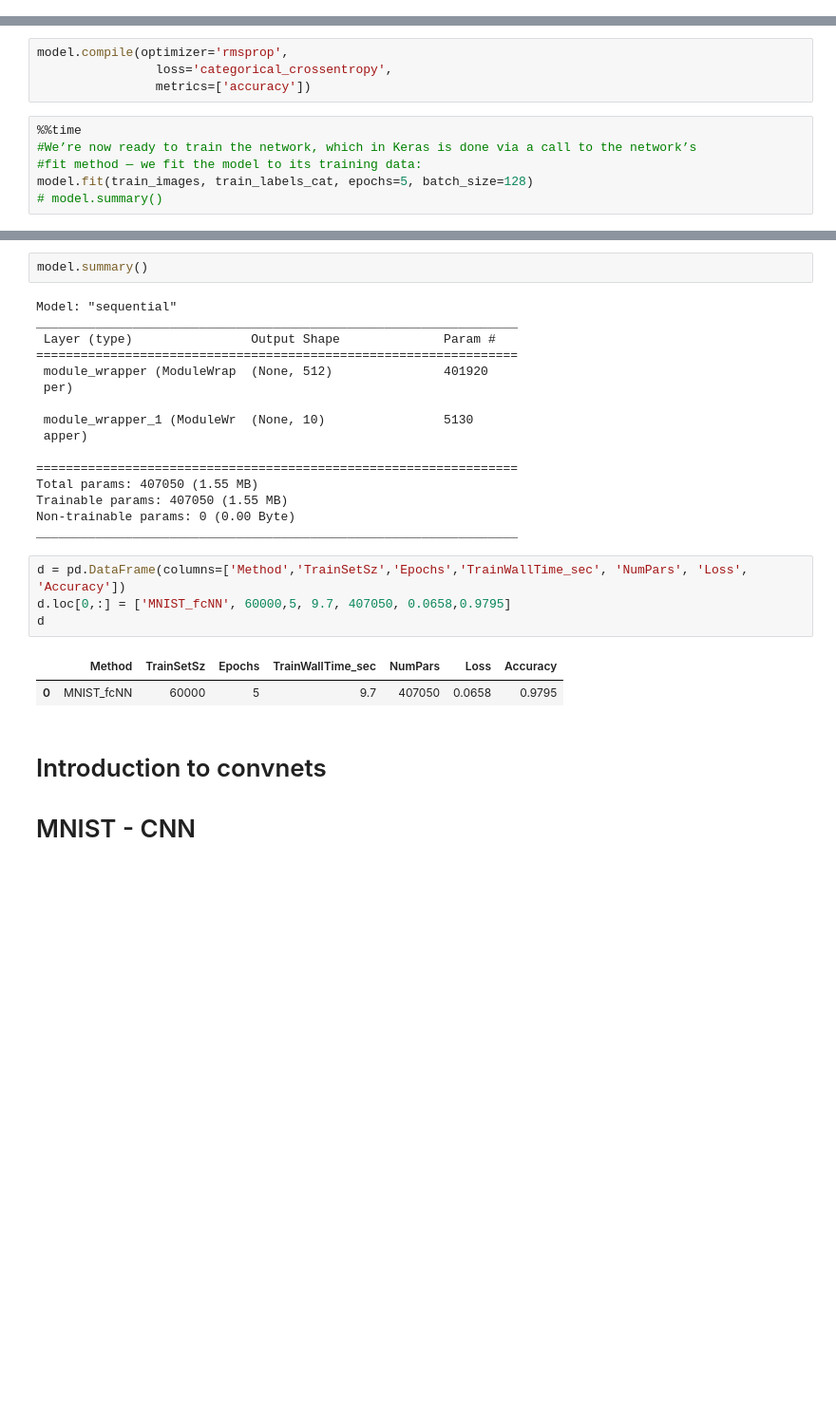
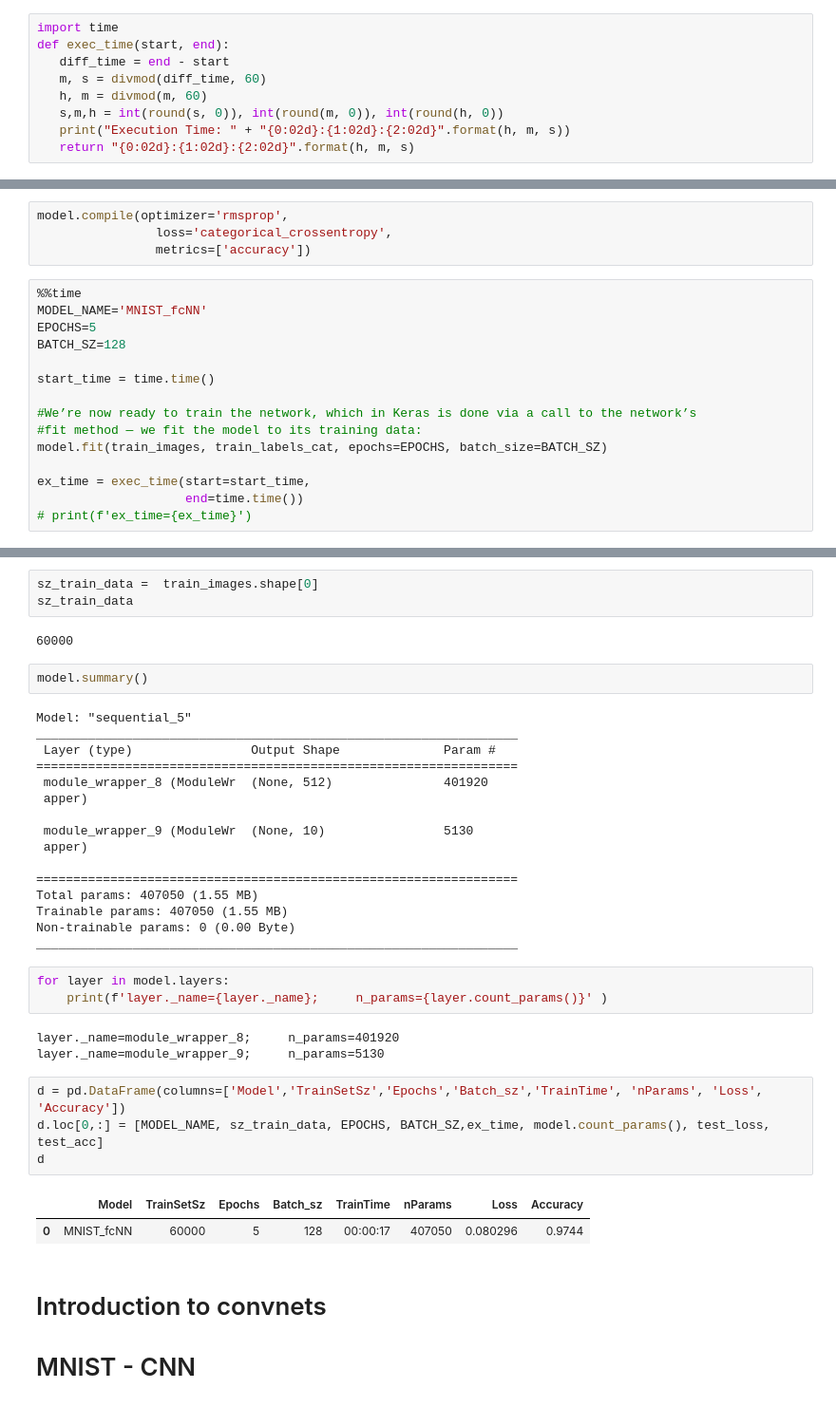
Before and after one commit to ftk1000/deep-learning-with-python-notebooks, a Jupyter notebook: chapter08_intro-to-dl-for-computer-vision.ipynb, the cells around one changed output, grey strips where cells are left out. Shown: that part at 95% size. Cells and saved outputs as stored; diff of their text form; blank space fills up the shorter version.

```diff
--- a/chapter08_intro-to-dl-for-computer-vision.ipynb
+++ b/chapter08_intro-to-dl-for-computer-vision.ipynb
@@ -4,6 +4,15 @@ This is a companion notebook for the book [Deep Learning with Python, Second Edi
 **If you want to be able to follow what's going on, I recommend reading the notebook side by side with your copy of the book.**
 
 This notebook was generated for TensorFlow 2.6.
+# %%
+import time
+def exec_time(start, end):
+   diff_time = end - start
+   m, s = divmod(diff_time, 60)
+   h, m = divmod(m, 60)
+   s,m,h = int(round(s, 0)), int(round(m, 0)), int(round(h, 0))
+   print("Execution Time: " + "{0:02d}:{1:02d}:{2:02d}".format(h, m, s))
+   return "{0:02d}:{1:02d}:{2:02d}".format(h, m, s)
 # %% [markdown]
 # Introduction to deep learning for computer vision
 
@@ -64,9 +72,18 @@ model.compile(optimizer='rmsprop',
                 metrics=['accuracy'])
 # %%
 %%time
+MODEL_NAME='MNIST_fcNN'
+EPOCHS=5
+BATCH_SZ=128
+
+start_time = time.time()
+
 #We’re now ready to train the network, which in Keras is done via a call to the network’s
 #fit method — we fit the model to its training data:
-model.fit(train_images, train_labels_cat, epochs=5, batch_size=128)
-# model.summary()
+model.fit(train_images, train_labels_cat, epochs=EPOCHS, batch_size=BATCH_SZ)
+
+ex_time = exec_time(start=start_time,
+                    end=time.time())
+# print(f'ex_time={ex_time}')
 # %% [output]
 Epoch 1/5
@@ -91,14 +110,19 @@ test_acc: 0.9789000153541565
+# %%
+sz_train_data =  train_images.shape[0]
+sz_train_data
+# %% [output]
+60000
 # %%
 model.summary()
 # %% [output]
-Model: "sequential"
+Model: "sequential_5"
 _________________________________________________________________
  Layer (type)                Output Shape              Param #
 =================================================================
- module_wrapper (ModuleWrap  (None, 512)               401920
- per)
+ module_wrapper_8 (ModuleWr  (None, 512)               401920
+ apper)
 
- module_wrapper_1 (ModuleWr  (None, 10)                5130
+ module_wrapper_9 (ModuleWr  (None, 10)                5130
  apper)
 
 =================================================================
@@ -106,13 +130,19 @@ Total params: 407050 (1.55 MB)
 Trainable params: 407050 (1.55 MB)
 Non-trainable params: 0 (0.00 Byte)
 _________________________________________________________________
+# %%
+for layer in model.layers:
+    print(f'layer._name={layer._name};     n_params={layer.count_params()}' )
+# %% [output]
+layer._name=module_wrapper_8;     n_params=401920
+layer._name=module_wrapper_9;     n_params=5130
 # %%
-d = pd.DataFrame(columns=['Method','TrainSetSz','Epochs','TrainWallTime_sec', 'NumPars', 'Loss', 'Accuracy'])
-d.loc[0,:] = ['MNIST_fcNN', 60000,5, 9.7, 407050, 0.0658,0.9795]
+d = pd.DataFrame(columns=['Model','TrainSetSz','Epochs','Batch_sz','TrainTime', 'nParams', 'Loss', 'Accuracy'])
+d.loc[0,:] = [MODEL_NAME, sz_train_data, EPOCHS, BATCH_SZ,ex_time, model.count_params(), test_loss, test_acc]
 d
 # %% [output]
-|  | Method | TrainSetSz | Epochs | TrainWallTime_sec | NumPars | Loss | Accuracy |
-| 0 | MNIST_fcNN | 60000 | 5 | 9.7 | 407050 | 0.0658 | 0.9795 |
+|  | Model | TrainSetSz | Epochs | Batch_sz | TrainTime | nParams | Loss | Accuracy |
+| 0 | MNIST_fcNN | 60000 | 5 | 128 | 00:00:17 | 407050 | 0.080296 | 0.9744 |
 # %% [markdown]
 # Introduction to convnets
 
```
Also changed, not shown: parts of 21 cells of this notebook.
